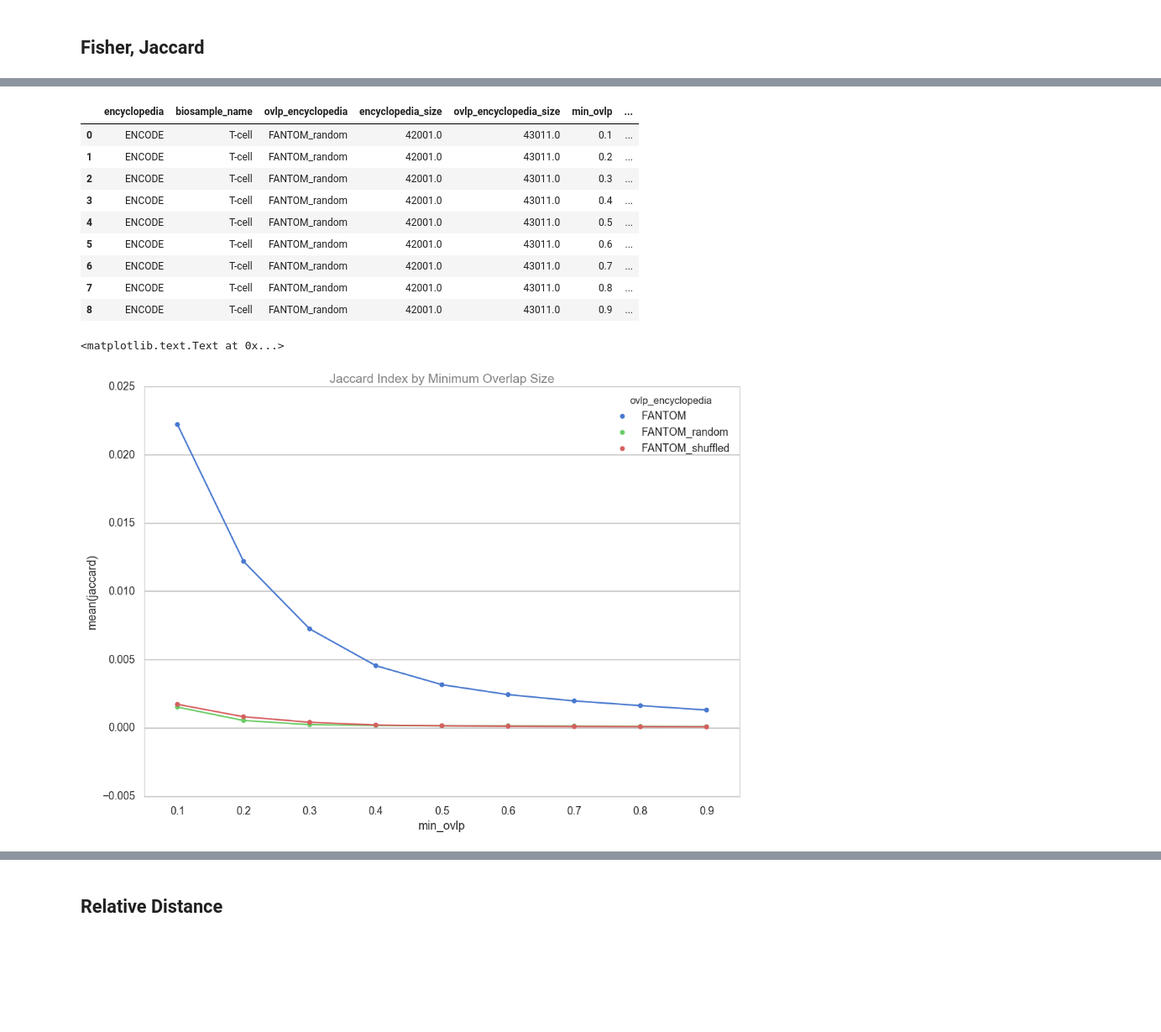
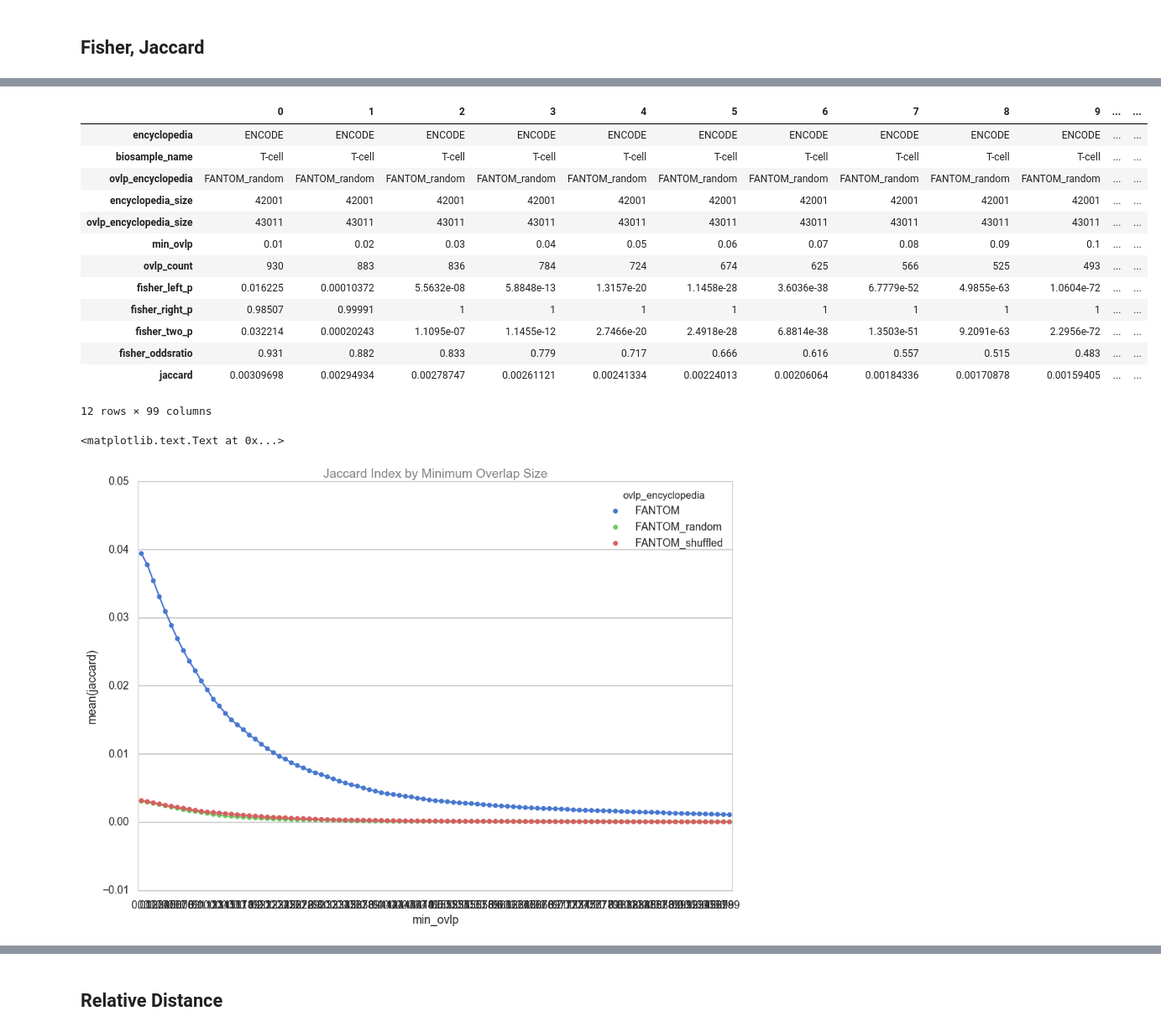
Before and after one commit to mvanzetti/thesis, a Jupyter notebook: notebooks/Null Model.ipynb, the cells around one changed output, grey strips where cells are left out. Shown at 84% size. Drawn from its saved outputs; the diff is of its cells as text; code cells hidden in the pictures; blank space fills up the shorter version.

```diff
--- a/notebooks/Null Model.ipynb
+++ b/notebooks/Null Model.ipynb
@@ -275,7 +275,7 @@ len(sample_df)
 # %% [markdown]
 ## Fisher, Jaccard
 # %%
-def build_tests_df(bed, bed_overlap_with, bed_name, bed_overlap_with_name, biosample_name, assembly):
+def build_tests_df(bed, bed_overlap_with, bed_name, bed_overlap_with_name, biosample_name, assembly, samples_num):
     columns = ['encyclopedia', 'biosample_name', 'ovlp_encyclopedia', 'encyclopedia_size', 'ovlp_encyclopedia_size',
           'min_ovlp', 'ovlp_count', 'fisher_left_p', 'fisher_right_p', 'fisher_two_p', 'fisher_oddsratio', 'jaccard']
 
@@ -284,8 +284,8 @@ def build_tests_df(bed, bed_overlap_with, bed_name, bed_overlap_with_name, biosa
     a_size = len(bed)
     b_size = len(bed_overlap_with)
 
-    for i in range (1, 10):
-        min_ovlp = i*0.1
+    for i in range (1, samples_num):
+        min_ovlp = i* 1/samples_num
 
         #fisher test
         fisher = bed.fisher(bed_overlap_with, f=min_ovlp, genome=assembly)
@@ -314,7 +314,7 @@ biosample_name = 'T-cell'
 overlapping_encyclopedia = 'FANTOM'
 
 
-tests_df = build_tests_df(encode_bed_sorted, fantom_bed_sorted, 'ENCODE', 'FANTOM', 'T-cell', 'hg19')
-tests_df_shuffled = build_tests_df(encode_bed_sorted, fantom_shuffled_bed_sorted, 'ENCODE', 'FANTOM_shuffled', 'T-cell', 'hg19')
-tests_df_random = build_tests_df(encode_bed_sorted, fantom_random_bed_sorted, 'ENCODE', 'FANTOM_random', 'T-cell', 'hg19')
+tests_df = build_tests_df(encode_bed_sorted, fantom_bed_sorted, 'ENCODE', 'FANTOM', 'T-cell', 'hg19', 100)
+tests_df_shuffled = build_tests_df(encode_bed_sorted, fantom_shuffled_bed_sorted, 'ENCODE', 'FANTOM_shuffled', 'T-cell', 'hg19', 100)
+tests_df_random = build_tests_df(encode_bed_sorted, fantom_random_bed_sorted, 'ENCODE', 'FANTOM_random', 'T-cell', 'hg19', 100)
 # %%
@@ -333,16 +337,20 @@ tests_df
 # %%
-tests_df_random
+tests_df_random.T
 # %% [output]
-|  | encyclopedia | biosample_name | ovlp_encyclopedia | encyclopedia_size | ovlp_encyclopedia_size | min_ovlp | ... |
-| 0 | ENCODE | T-cell | FANTOM_random | 42001.0 | 43011.0 | 0.1 | ... |
-| 1 | ENCODE | T-cell | FANTOM_random | 42001.0 | 43011.0 | 0.2 | ... |
-| 2 | ENCODE | T-cell | FANTOM_random | 42001.0 | 43011.0 | 0.3 | ... |
-| 3 | ENCODE | T-cell | FANTOM_random | 42001.0 | 43011.0 | 0.4 | ... |
-| 4 | ENCODE | T-cell | FANTOM_random | 42001.0 | 43011.0 | 0.5 | ... |
-| 5 | ENCODE | T-cell | FANTOM_random | 42001.0 | 43011.0 | 0.6 | ... |
-| 6 | ENCODE | T-cell | FANTOM_random | 42001.0 | 43011.0 | 0.7 | ... |
-| 7 | ENCODE | T-cell | FANTOM_random | 42001.0 | 43011.0 | 0.8 | ... |
-| 8 | ENCODE | T-cell | FANTOM_random | 42001.0 | 43011.0 | 0.9 | ... |
+|  | 0 | 1 | 2 | 3 | 4 | 5 | 6 | 7 | 8 | 9 | ... | ... |
+| encyclopedia | ENCODE | ENCODE | ENCODE | ENCODE | ENCODE | ENCODE | ENCODE | ENCODE | ENCODE | ENCODE | ... | ... |
+| biosample_name | T-cell | T-cell | T-cell | T-cell | T-cell | T-cell | T-cell | T-cell | T-cell | T-cell | ... | ... |
+| ovlp_encyclopedia | FANTOM_random | FANTOM_random | FANTOM_random | FANTOM_random | FANTOM_random | FANTOM_random | FANTOM_random | FANTOM_random | FANTOM_random | FANTOM_random | ... | ... |
+| encyclopedia_size | 42001 | 42001 | 42001 | 42001 | 42001 | 42001 | 42001 | 42001 | 42001 | 42001 | ... | ... |
+| ovlp_encyclopedia_size | 43011 | 43011 | 43011 | 43011 | 43011 | 43011 | 43011 | 43011 | 43011 | 43011 | ... | ... |
+| min_ovlp | 0.01 | 0.02 | 0.03 | 0.04 | 0.05 | 0.06 | 0.07 | 0.08 | 0.09 | 0.1 | ... | ... |
+| ovlp_count | 930 | 883 | 836 | 784 | 724 | 674 | 625 | 566 | 525 | 493 | ... | ... |
+| fisher_left_p | 0.016225 | 0.00010372 | 5.5632e-08 | 5.8848e-13 | 1.3157e-20 | 1.1458e-28 | 3.6036e-38 | 6.7779e-52 | 4.9855e-63 | 1.0604e-72 | ... | ... |
+| fisher_right_p | 0.98507 | 0.99991 | 1 | 1 | 1 | 1 | 1 | 1 | 1 | 1 | ... | ... |
+| fisher_two_p | 0.032214 | 0.00020243 | 1.1095e-07 | 1.1455e-12 | 2.7466e-20 | 2.4918e-28 | 6.8814e-38 | 1.3503e-51 | 9.2091e-63 | 2.2956e-72 | ... | ... |
+| fisher_oddsratio | 0.931 | 0.882 | 0.833 | 0.779 | 0.717 | 0.666 | 0.616 | 0.557 | 0.515 | 0.483 | ... | ... |
+| jaccard | 0.00309698 | 0.00294934 | 0.00278747 | 0.00261121 | 0.00241334 | 0.00224013 | 0.00206064 | 0.00184336 | 0.00170878 | 0.00159405 | ... | ... |
+12 rows × 99 columns
 # %%
 merged_tests_df = tests_df.append(tests_df_random).append(tests_df_shuffled)
 merged_tests_df.reset_index(drop=True, inplace=True)
@@ -357,7 +365,7 @@ g = sns.pointplot(x="min_ovlp", y="jaccard", hue="ovlp_encyclopedia", data=merge
 g.axes.set_title('Jaccard Index by Minimum Overlap Size', fontsize=15,color="black",alpha=0.5)
 # %% [output]
 <matplotlib.text.Text at 0x...>
-[figure, old version]
+[figure, new version]
 # %%
 import seaborn as sns
 sns.set(style="whitegrid")
```
Also changed, not shown: parts of 11 cells of this notebook, 5 other files.
